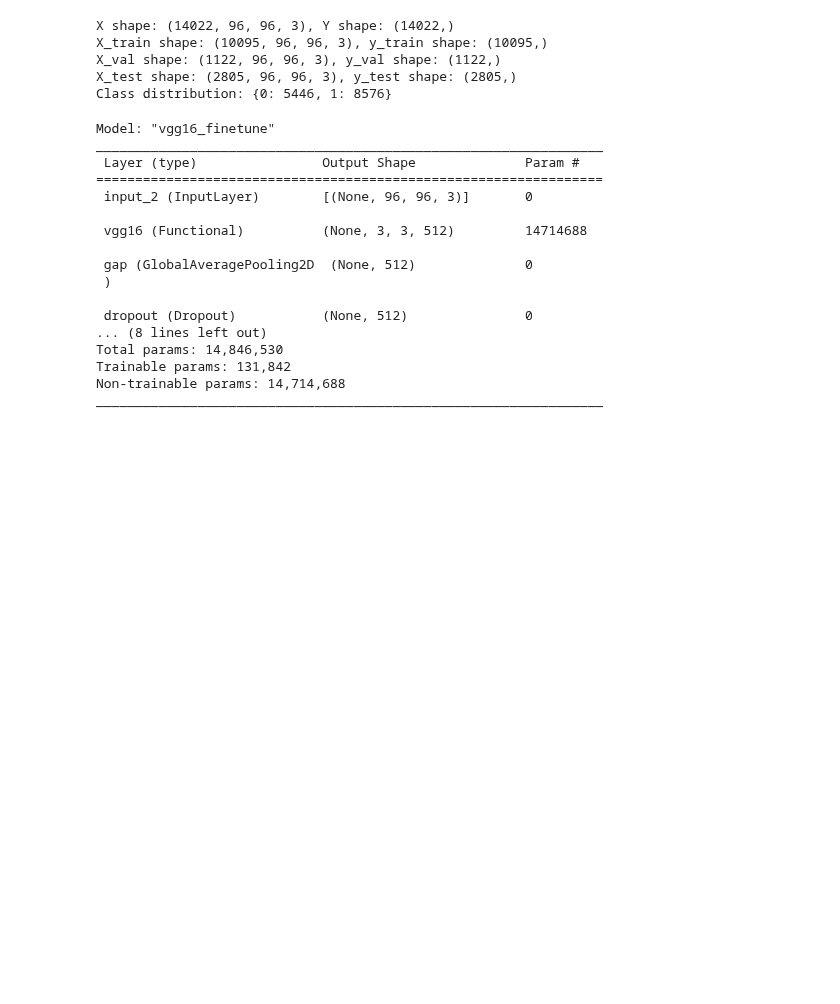
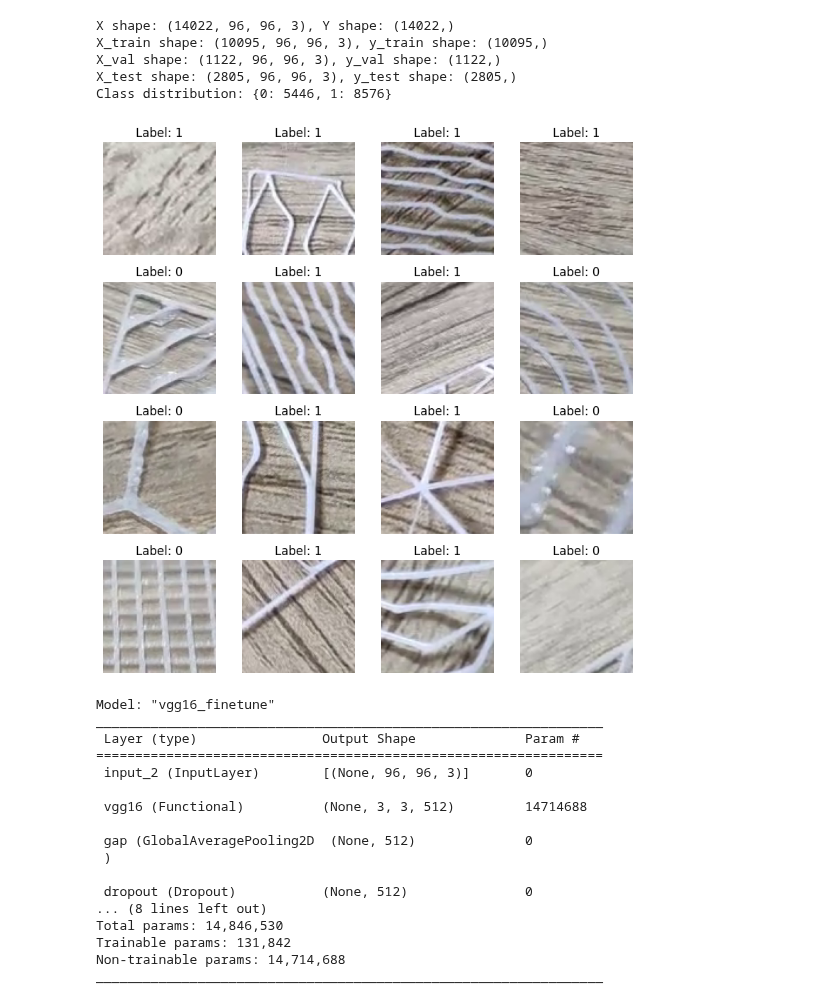
Before and after one commit to bgmanuel99/Super-Resolution-Images-for-3D-Printing-Defect-Detection, a Jupyter notebook: SRModels/defect_detection_models/VGG16.ipynb, the cells around one changed output. Drawn from its saved outputs; the diff is of its cells as text; code cells hidden in the pictures; blank space fills up the shorter version.

```diff
--- a/SRModels/defect_detection_models/VGG16.ipynb
+++ b/SRModels/defect_detection_models/VGG16.ipynb
@@ -42,6 +42,19 @@ X_train shape: (10095, 96, 96, 3), y_train shape: (10095,)
 X_val shape: (1122, 96, 96, 3), y_val shape: (1122,)
 X_test shape: (2805, 96, 96, 3), y_test shape: (2805,)
 Class distribution: {0: 5446, 1: 8576}
+# %%
+# Show a 4x4 grid of random patches from the training set with their labels
+import matplotlib.pyplot as plt
+fig, axes = plt.subplots(4, 4, figsize=(8, 8))
+for ax in axes.flatten():
+    idx = np.random.randint(0, len(X_train))
+    ax.imshow(X_train[idx])
+    ax.set_title(f"Label: {y_train[idx]}")
+    ax.axis('off')
+plt.tight_layout()
+plt.show()
+# %% [output]
+[figure, added]
 # %%
 model = FineTunedVGG16()
 
```
Also changed, not shown: 2 other files.
